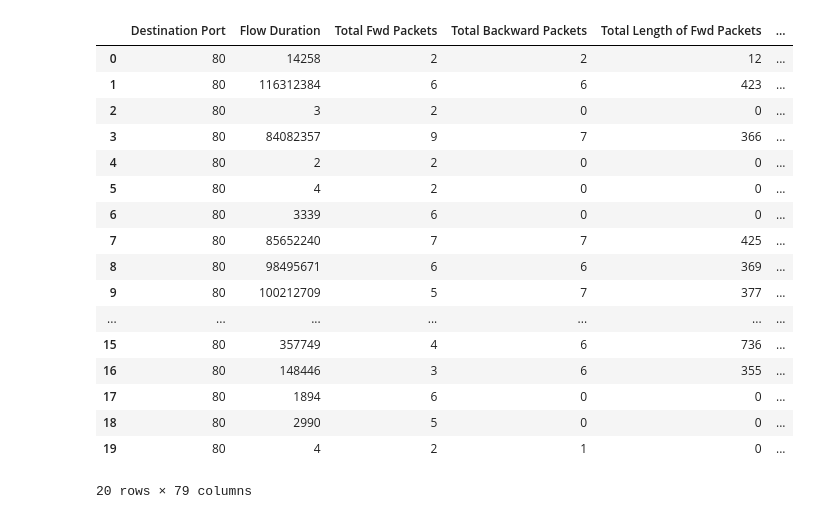
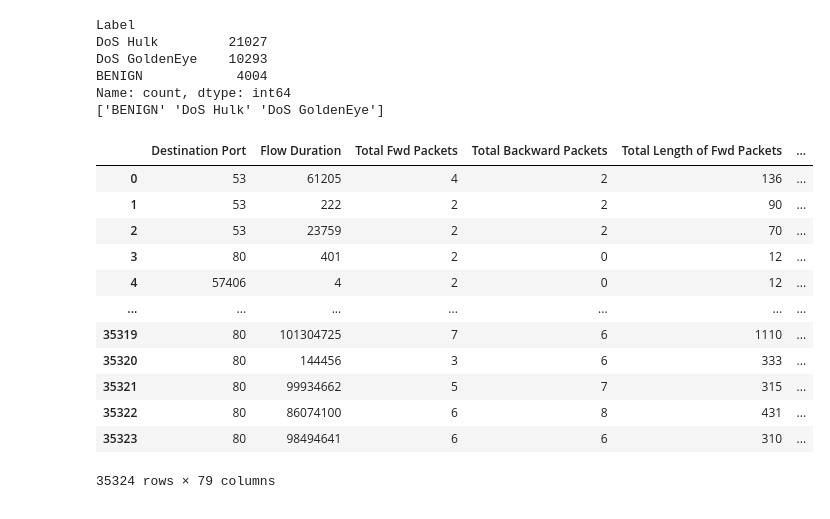
Before and after one commit to ewizzle13/Final-Project-, a Jupyter notebook: finalproject.ipynb, the cells around one changed output. Cells and saved outputs as stored; diff of their text form; code cells hidden in the pictures.

Commit message:
ML pipeline: data integration, preprocessing, outlier handling, scaling, and Random Forest classification

```diff
--- a/finalproject.ipynb
+++ b/finalproject.ipynb
@@ -7,37 +11,56 @@ import os
 # %%
+data_dir = "final_project_data_sp2026_L"
+
+csv_files = [
+    os.path.join(data_dir, "ids_0.csv"),
+    os.path.join(data_dir, "ids_1.csv"),
+    os.path.join(data_dir, "ids_2.csv"),
+    os.path.join(data_dir, "ids_4_.csv"),
+]
+
 parquet_files = [
-    "final_project_data_sp2026_L/ids_5.parquet",
-    "final_project_data_sp2026_L/ids_6.parquet",
-    "final_project_data_sp2026_L/ids_8.parquet",
-    "final_project_data_sp2026_L/ids_11.parquet"
+    os.path.join(data_dir, "ids_5.parquet"),
+    os.path.join(data_dir, "ids_6.parquet"),
+    os.path.join(data_dir, "ids_8.parquet"),
+    os.path.join(data_dir, "ids_11.parquet"),
 ]
 
 dfs = []
+
+for f in csv_files:
+    temp = pd.read_csv(f)
+    temp.columns = temp.columns.str.strip()
+    dfs.append(temp)
+
 for f in parquet_files:
     temp = pd.read_parquet(f)
     temp.columns = temp.columns.str.strip()
     dfs.append(temp)
 
 df = pd.concat(dfs, ignore_index=True, sort=False)
+
+print(df["Label"].value_counts())
+print(df["Label"].unique())
+# %% [output]
+Label
+DoS Hulk         21027
+DoS GoldenEye    10293
+BENIGN            4004
+Name: count, dtype: int64
+['BENIGN' 'DoS Hulk' 'DoS GoldenEye']
-# %%
-df.shape
-df.head(20)
-# %% [output]
-|  | Destination Port | Flow Duration | Total Fwd Packets | Total Backward Packets | Total Length of Fwd Packets | ... |
-| 0 | 80 | 14258 | 2 | 2 | 12 | ... |
-| 1 | 80 | 116312384 | 6 | 6 | 423 | ... |
-| 2 | 80 | 3 | 2 | 0 | 0 | ... |
-| 3 | 80 | 84082357 | 9 | 7 | 366 | ... |
-| 4 | 80 | 2 | 2 | 0 | 0 | ... |
-| 5 | 80 | 4 | 2 | 0 | 0 | ... |
-| 6 | 80 | 3339 | 6 | 0 | 0 | ... |
-| 7 | 80 | 85652240 | 7 | 7 | 425 | ... |
-| 8 | 80 | 98495671 | 6 | 6 | 369 | ... |
-| 9 | 80 | 100212709 | 5 | 7 | 377 | ... |
-| ... | ... | ... | ... | ... | ... | ... |
-| 15 | 80 | 357749 | 4 | 6 | 736 | ... |
-| 16 | 80 | 148446 | 3 | 6 | 355 | ... |
-| 17 | 80 | 1894 | 6 | 0 | 0 | ... |
-| 18 | 80 | 2990 | 5 | 0 | 0 | ... |
-| 19 | 80 | 4 | 2 | 1 | 0 | ... |
-20 rows × 79 columns
+# %%
+display(df)
+# %% [output]
+|  | Destination Port | Flow Duration | Total Fwd Packets | Total Backward Packets | Total Length of Fwd Packets | ... |
+| 0 | 53 | 61205 | 4 | 2 | 136 | ... |
+| 1 | 53 | 222 | 2 | 2 | 90 | ... |
+| 2 | 53 | 23759 | 2 | 2 | 70 | ... |
+| 3 | 80 | 401 | 2 | 0 | 12 | ... |
+| 4 | 57406 | 4 | 2 | 0 | 12 | ... |
+| ... | ... | ... | ... | ... | ... | ... |
+| 35319 | 80 | 101304725 | 7 | 6 | 1110 | ... |
+| 35320 | 80 | 144456 | 3 | 6 | 333 | ... |
+| 35321 | 80 | 99934662 | 5 | 7 | 315 | ... |
+| 35322 | 80 | 86074100 | 6 | 8 | 431 | ... |
+| 35323 | 80 | 98494641 | 6 | 6 | 310 | ... |
+35324 rows × 79 columns
```
Also changed, not shown: parts of 10 cells of this notebook, 1 other file.
